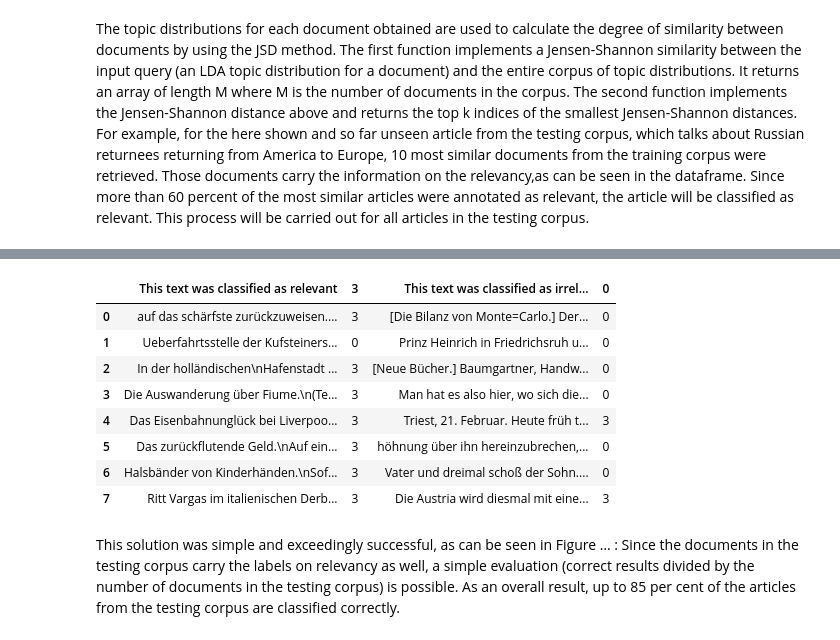
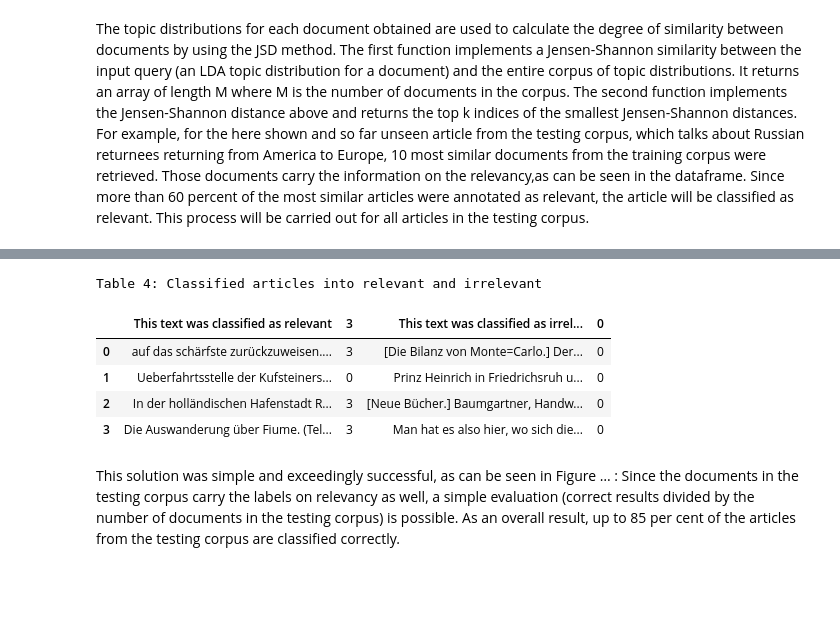
Before and after one commit to soberbichler/Topic-specific-corpus-building_OberbichlerPfanzelter, a Jupyter notebook: news_article_similarity_remigration_notebook.ipynb, the cells around one changed output, grey strips where cells are left out. Drawn from its saved outputs; the diff is of its cells as text; code cells hidden in the pictures; blank space fills up the shorter version.

```diff
--- a/news_article_similarity_remigration_notebook.ipynb
+++ b/news_article_similarity_remigration_notebook.ipynb
@@ -125,0 +112,2 @@ df.head(10)
+# %%
+df[12:14].style.set_caption('Table 1: Text with relevancy labels (3 = relevant; 0 = irrelevant) ')
@@ -181,7 +174,9 @@ def apply_all(text):
     return stem_words(remove_stop_words(initial_clean(text)))
 
 df['tokenized'] = df['text'].apply(apply_all)
-df.head(10)
+
+
+df[12:14].style.set_caption('Table 2: Relevancy, original text and preprocessed text')
 # %% [output]
 [nltk_data] Downloading package stopwords to
 [nltk_data]     C:\Users\c62255\AppData\Roaming\nltk_data...
@@ -454,39 +454,39 @@ index = 0
 while index < len(test_df) -1:
     index +=1
     new_bow = dictionary.doc2bow(test_df.iloc[index,2])
     new_doc_distribution = np.array([tup[1] for tup in lda.get_document_topics(bow=new_bow)])
     doc_topic_dist = np.stack([np.array([tup[1] for tup in lst]) for lst in lda[corpus]])
     doc_topic_dist.shape
     most_sim_ids = get_most_similar_documents(new_doc_distribution,doc_topic_dist)
     most_similar_df = train_df[train_df.index.isin(most_sim_ids)]
     relevant = []
     if sum(most_similar_df['relevancy']) > 17:
         text_relevant.append(test_df.iloc[index,1])
         number_relevant.append(test_df.iloc[index,0])
     else:
         text_non_relevant.append(test_df.iloc[index,1])
         number_non_relevant.append(test_df.iloc[index,0])
     pass
 
 df_relevant = pd.DataFrame(np.column_stack([text_relevant, number_relevant]),
                                columns=['Relevant_Text', 'Real_Relevancy'])
 
 df_non_relevant = pd.DataFrame(np.column_stack([text_non_relevant, number_non_relevant]),
                                columns=['Unrelevant_Text', 'Real_Revelancy'])
 
 
 df_results = pd.concat([df_relevant,df_non_relevant], ignore_index=True, axis=1)
 df_results.columns=['This text was classified as relevant', '3','This text was classified as irrelevant', '0']
-df_results.head(8)
+
+df_results['This text was classified as relevant'][0:4] = df_results['This text was classified as relevant'][0:4].apply(lambda x: x[:300])
+df_results['This text was classified as irrelevant'][0:4] = df_results['This text was classified as irrelevant'][0:4].apply(lambda x: x[:300])
+df_results[0:4].style.set_caption('Table 4: Classified articles into relevant and irrelevant')
 # %% [output]
+Table 4: Classified articles into relevant and irrelevant
 |  | This text was classified as relevant | 3 | This text was classified as irrel... | 0 |
 | 0 | auf das schärfste zurückzuweisen.... | 3 | [Die Bilanz von Monte=Carlo.] Der... | 0 |
 | 1 | Ueberfahrtsstelle der Kufsteiners... | 0 | Prinz Heinrich in Friedrichsruh u... | 0 |
-| 2 | In der holländischen\nHafenstadt ... | 3 | [Neue Bücher.] Baumgartner, Handw... | 0 |
-| 3 | Die Auswanderung über Fiume.\n(Te... | 3 | Man hat es also hier, wo sich die... | 0 |
-| 4 | Das Eisenbahnunglück bei Liverpoo... | 3 | Triest, 21. Februar. Heute früh t... | 3 |
-| 5 | Das zurückflutende Geld.\nAuf ein... | 3 | höhnung über ihn hereinzubrechen,... | 0 |
-| 6 | Halsbänder von Kinderhänden.\nSof... | 3 | Vater und dreimal schoß der Sohn.... | 0 |
-| 7 | Ritt Vargas im italienischen Derb... | 3 | Die Austria wird diesmal mit eine... | 3 |
+| 2 | In der holländischen Hafenstadt R... | 3 | [Neue Bücher.] Baumgartner, Handw... | 0 |
+| 3 | Die Auswanderung über Fiume. (Tel... | 3 | Man hat es also hier, wo sich die... | 0 |
 # %% [markdown]
 This solution was simple and exceedingly successful, as can be seen in Figure … : Since the documents in the testing corpus carry the labels on relevancy as well, a simple evaluation (correct results divided by the number of documents in the testing corpus) is possible. As an overall result, up to 85 per cent of the articles from the testing corpus are classified correctly.
```
Also changed, not shown: parts of 12 cells of this notebook.
